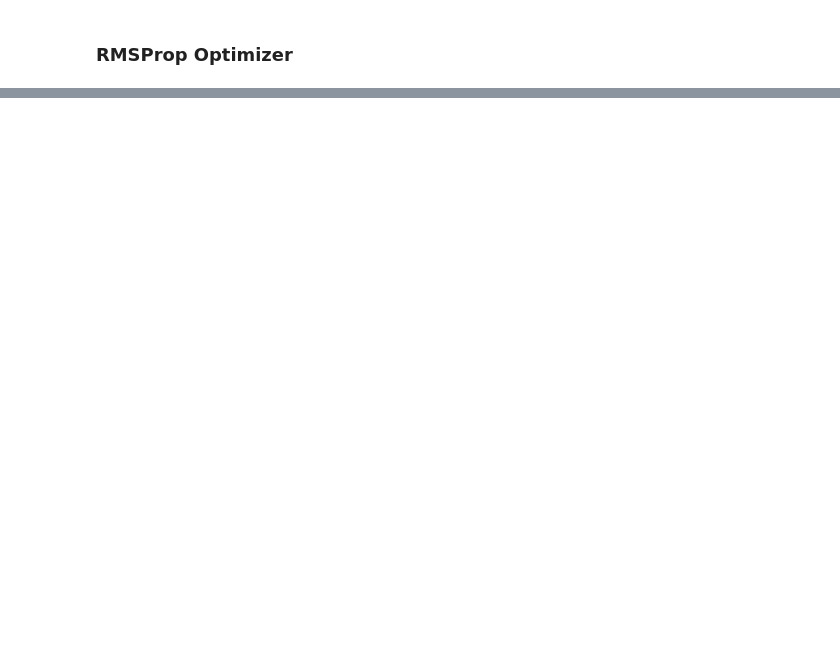
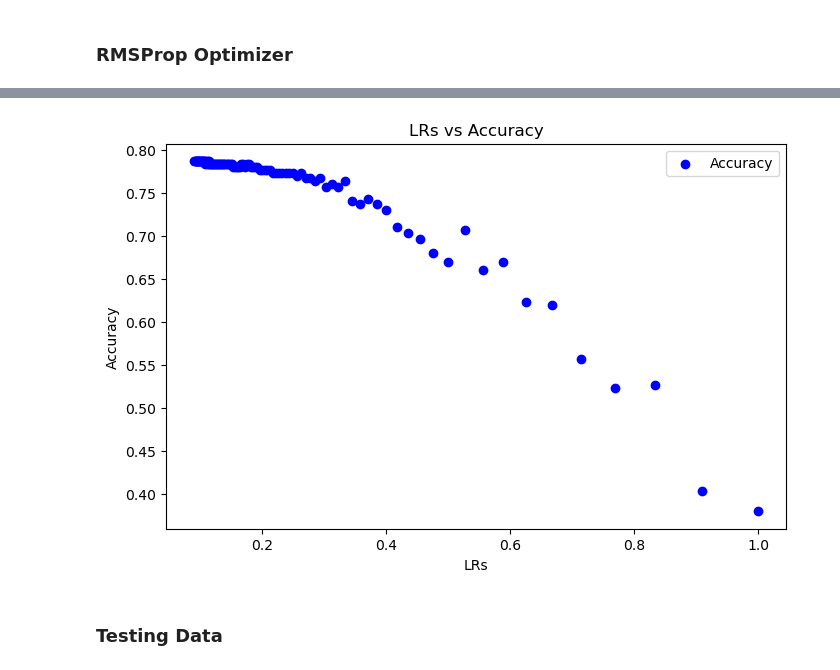
Before and after one commit to snehaldutta/NeuralNets, a Jupyter notebook: NNetsPipeline.ipynb, the cells around one changed output, grey strips where cells are left out. Cells and saved outputs as stored; diff of their text form; code cells hidden in the pictures; blank space fills up the shorter version.

```diff
--- a/NNetsPipeline.ipynb
+++ b/NNetsPipeline.ipynb
@@ -670,0 +714,63 @@ epoch: 10000, acc: 0.830, loss: 0.349,lr: 10.999
+# %%
+X,y = spiral_data(samples=100, classes=3)
+layer1 = Dense(2,64)
+activation_layer_1 = activateReLu()
+
+layer2 = Dense(64,3)
+loss_activation = Softmax_Categorical_Loss()
+optim = Optimizer_Adam(learning_rate=1.0,decay=1e-3)
+
+lrs = []
+accuracies = []
+for epoch in range (10001):
+    layer1.forward_prop(X)
+    activation_layer_1.forward_pass(layer1.output)
+
+    layer2.forward_prop(activation_layer_1.output)
+
+    loss = loss_activation.forward_prop(layer2.output,y)
+
+    # print("### Results before forward propagation ###")
+    # print(loss_activation.output[:5])
+
+
+
+    preds = np.argmax(loss_activation.output, axis=1)
+    # print(preds)
+    if len(y.shape) == 2:
+        y = np.argmax(y,axis=1)
+    # print(y)
+
+    acc = np.mean(preds == y)
+    # print("Accuracy : ", acc)
+    if not epoch %100:
+        print(f'epoch: {epoch}, ' +
+              f'acc: {acc:.3f}, ' +
+              f'loss: {loss:.3f},' +
+             f'lr: {optim.curr_learning_rate}')
+        lrs.append(optim.curr_learning_rate)
+        accuracies.append(acc)
+    loss_activation.backward_prop(loss_activation.output,y)
+    layer2.backward_prop(loss_activation.dinputs)
+    activation_layer_1.backward_pass(layer2.dinputs)
+    layer1.backward_prop(activation_layer_1.dinputs)
+
+    optim.pre_update_params()
+    optim.update_params(layer1)
+    optim.update_params(layer2)
+    optim.post_update_params()
+# print("### Results before backward propagation ###")
+# Print gradients
+# print(layer1.dweights)
+# print(layer1.dbiases)
+# print(layer2.dweights)
+# print(layer2.dbiases)
+
+plt.figure(figsize=(8, 5))
+plt.scatter(lrs, accuracies, color='blue', label='Accuracy')
+plt.xlabel('LRs')
+plt.ylabel('Accuracy')
+plt.title('LRs vs Accuracy')
+plt.legend()
+plt.show()
+# %% [output]
@@ -670,0 +794,3 @@ epoch: 10000, acc: 0.830, loss: 0.349,lr: 10.999
+[figure, added]
+# %% [markdown]
+### Testing Data ###
```
Also changed, not shown: parts of 8 cells of this notebook.
